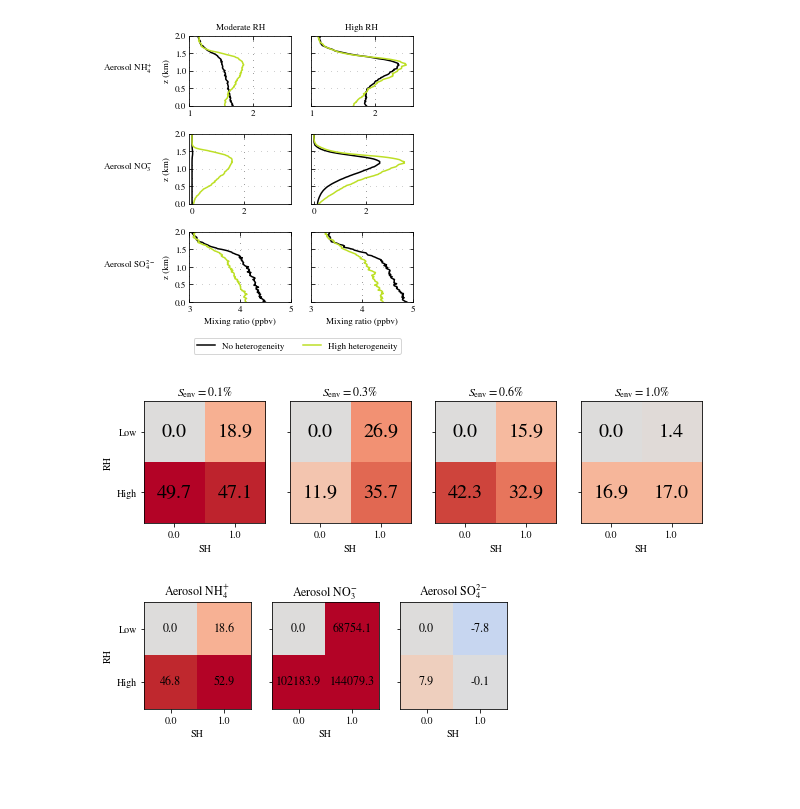
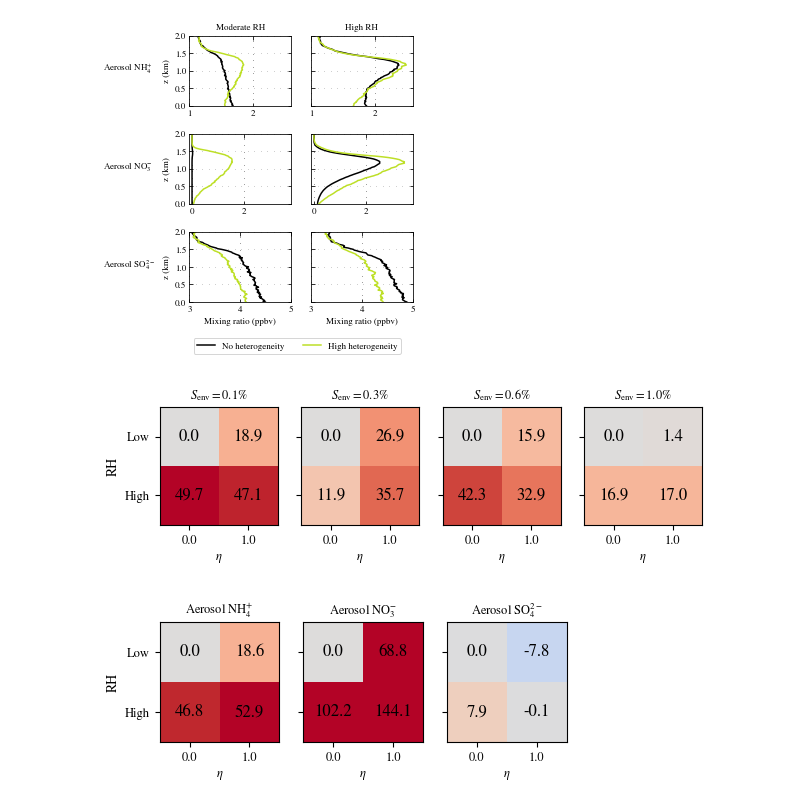
Before and after one commit to samfrederick/paper-sh-impacts-aerosol, a Jupyter notebook: 4_revised_paper/scripts/paper-figures-bulk.ipynb, the cells around one changed output. Saved outputs shown, nothing was run; the diff lists cells and outputs as text; code cells hidden in the pictures; blank space fills up the shorter version.

```diff
--- a/4_revised_paper/scripts/paper-figures-bulk.ipynb
+++ b/4_revised_paper/scripts/paper-figures-bulk.ipynb
@@ -1673,52 +1681,53 @@ plt.savefig('sna-rh-comparison-test.pdf', format='pdf', bbox_inches='tight')
 # %% [output]
 [figure]
 # %%
+global_fontsize=9
 sh_list = [0.0, 1.0]
 rh_list = ['Low', 'High']
 
 zmin, zmax = 40, 70 # 800--1400 m
-fig, axs = plt.subplots(1, 4, figsize=(10, 3), sharey=True)
+fig, axs = plt.subplots(1, 4, figsize=(7, 3), sharey=True)
 
 axs[0].set_ylabel('RH')
 for ax, var in zip(axs.flatten(), ['ccn_001', 'ccn_003', 'ccn_006', 'ccn_010']):
 
     arr = np.zeros((2,2))
     dataset = Cat3.aero_data['no-heterogeneity']
     t_idx = 36
     reference = dataset[var][t_idx, zmin:zmax].sum()
 
     dataset = Cat3.aero_data['no-heterogeneity-high-RH']
     val_1 = dataset[var][t_idx, zmin:zmax].sum()
 
     dataset = Cat3.aero_data['high-heterogeneity']
     val_2 = dataset[var][t_idx, zmin:zmax].sum()
 
     dataset = Cat3.aero_data['high-heterogeneity-high-RH']
     val_3 = dataset[var][t_idx, zmin:zmax].sum()
 
     arr[0,0] = 0
     arr[1, 0] = 100*(val_1 - reference)/reference
     arr[0, 1] = 100*(val_2 - reference)/reference
     arr[1, 1] = 100*(val_3 - reference)/reference
 
     im = ax.imshow(arr, cmap='coolwarm', vmin=-50, vmax=50)
-    ax.set_xticks(range(len(sh_list)), labels=sh_list)
-    ax.set_yticks(range(len(rh_list)), labels=rh_list)
+    ax.set_xticks(range(len(sh_list)), labels=sh_list, fontsize=global_fontsize)
+    ax.set_yticks(range(len(rh_list)), labels=rh_list, fontsize=global_fontsize)
 
     for i in range(len(rh_list)):
         for j in range(len(sh_list)):
-            text = ax.text(j,i, "{:2.1f}".format(arr[i,j]),ha="center", va="center", color="k", fontsize=20)
-    ax.set_xlabel('SH')
-    ax.set_title(_createSuperSatLabel(var))
-plt.savefig('ccn-rh-matrix-test.pdf', format='pdf', bbox_inches='tight')
+            text = ax.text(j,i, "{:2.1f}".format(arr[i,j]),ha="center", va="center", color="k", fontsize=12)
+    ax.set_xlabel('$\eta$', fontsize=global_fontsize)
+    ax.set_title(_createSuperSatLabel(var), fontsize=global_fontsize)
+plt.savefig('ccn-rh-matrix.pdf', format='pdf', bbox_inches='tight')
 # %% [output]
-[figure, old version]
+[figure, new version]
 # %%
 sh_list = [0.0, 1.0]
 rh_list = ['Low', 'High']
 
 zmin, zmax = 40, 70 # 800--1400 m
-fig, axs = plt.subplots(1, 3, figsize=(6.5, 3), sharey=True)
+fig, axs = plt.subplots(1, 3, figsize=(5.25, 3), sharey=True)
 
 axs[0].set_ylabel('RH')
 for ax, var in zip(axs.flatten(), ['pmc_NH4', 'pmc_NO3', 'pmc_SO4']):
@@ -1742,15 +1751,18 @@ for ax, var in zip(axs.flatten(), ['pmc_NH4', 'pmc_NO3', 'pmc_SO4']):
     arr[0, 1] = 100*(val_2 - reference)/reference
     arr[1, 1] = 100*(val_3 - reference)/reference
 
+    if var == 'pmc_NO3':
+        arr = arr/1000
+
     im = ax.imshow(arr, cmap='coolwarm', vmin=-50, vmax=50)
-    ax.set_xticks(range(len(sh_list)), labels=sh_list)
-    ax.set_yticks(range(len(rh_list)), labels=rh_list)
+    ax.set_xticks(range(len(sh_list)), labels=sh_list, fontsize=global_fontsize)
+    ax.set_yticks(range(len(rh_list)), labels=rh_list, fontsize=global_fontsize)
 
     for i in range(len(rh_list)):
         for j in range(len(sh_list)):
             text = ax.text(j,i, "{:2.1f}".format(arr[i,j]),ha="center", va="center", color="k", fontsize=12)
-    ax.set_xlabel('SH')
-    ax.set_title(Cat3.aerosol_fmt_map[var])
-plt.savefig('sna-rh-matrix-test.pdf', format='pdf', bbox_inches='tight')
+    ax.set_xlabel('$\eta$', fontsize=global_fontsize)
+    ax.set_title(Cat3.aerosol_fmt_map[var], fontsize=global_fontsize)
+plt.savefig('sna-rh-matrix.pdf', format='pdf', bbox_inches='tight')
 # %% [output]
-[figure, old version]
+[figure, new version]
```
Also changed, not shown: parts of 10 cells of this notebook, 1 other file.
